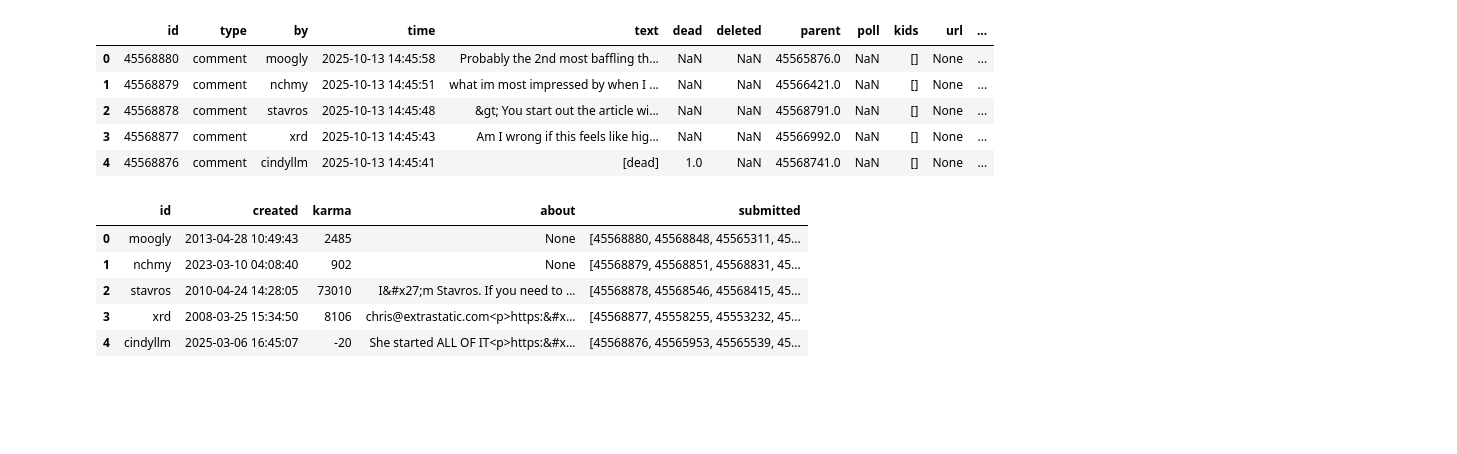
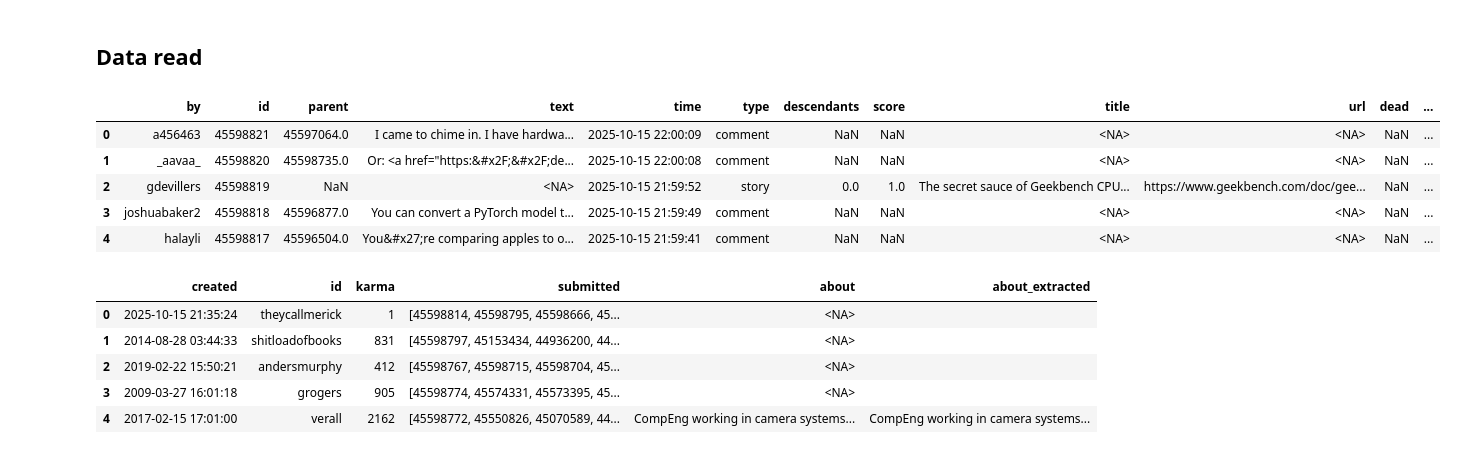
Before and after one commit to dmitrijun/hackernews_analytics, a Jupyter notebook: notebooks/eda.ipynb, the cells around one changed output. Cells and saved outputs as stored; diff of their text form; code cells hidden in the pictures; blank space fills up the shorter version.

```diff
--- a/notebooks/eda.ipynb
+++ b/notebooks/eda.ipynb
@@ -3,0 +16,12 @@ import matplotlib.pyplot as plt
+# %%
+N_WORKERS = 8
+
+client = Client(
+    n_workers=N_WORKERS,
+    threads_per_worker=1,
+    processes=True,
+    silence_logs=True,
+    memory_limit='30GB'
+)
+
+print(f"✅ Dask dashboard: {client.dashboard_link}")
@@ -4,24 +47,51 @@ import matplotlib.pyplot as plt
+# %% [markdown]
+## Data read
+# %%
+def html_to_text(html: Optional[str]) -> Optional[str]:
+    if pd.isna(html):
+        return ''
+    soup = BeautifulSoup(html, 'lxml')
+    return soup.get_text(separator=' ', strip=True)
 # %%
-items = pd.read_json('../data/items_20251013_174625.jsonl', lines=True)
-items['time'] = pd.to_datetime(items['time'], unit='s')
+# Read items using dask
+# Sample first to infer consistent schema across all blocks
+items = dd.read_json('../data/items.jsonl', lines=True, blocksize=None)
+items = items.repartition(npartitions=N_WORKERS)
 
-users = pd.read_json('../data/users_20251013_174625.jsonl', lines=True)
-users['created'] = pd.to_datetime(users['created'], unit='s')
+items['time'] = dd.to_datetime(items['time'], unit='s')
+
+# Apply text extraction functions
+items['text_extracted'] = items['text'].apply(html_to_text, meta=('text', 'object'))
+items['title_extracted'] = items['title'].apply(html_to_text, meta=('title', 'object'))
+
+with ProgressBar():
+    items = items.persist()
+
 # Display the first few rows
 items.head()
 # %% [output]
-|  | id | type | by | time | text | dead | deleted | parent | poll | kids | url | ... |
-| 0 | 45568880 | comment | moogly | 2025-10-13 14:45:58 | Probably the 2nd most baffling th... | NaN | NaN | 45565876.0 | NaN | [] | None | ... |
-| 1 | 45568879 | comment | nchmy | 2025-10-13 14:45:51 | what im most impressed by when I ... | NaN | NaN | 45566421.0 | NaN | [] | None | ... |
-| 2 | 45568878 | comment | stavros | 2025-10-13 14:45:48 | &gt; You start out the article wi... | NaN | NaN | 45568791.0 | NaN | [] | None | ... |
-| 3 | 45568877 | comment | xrd | 2025-10-13 14:45:43 | Am I wrong if this feels like hig... | NaN | NaN | 45566992.0 | NaN | [] | None | ... |
-| 4 | 45568876 | comment | cindyllm | 2025-10-13 14:45:41 | [dead] | 1.0 | NaN | 45568741.0 | NaN | [] | None | ... |
+|  | by | id | parent | text | time | type | descendants | score | title | url | dead | ... |
+| 0 | a456463 | 45598821 | 45597064.0 | I came to chime in. I have hardwa... | 2025-10-15 22:00:09 | comment | NaN | NaN | <NA> | <NA> | NaN | ... |
+| 1 | _aavaa_ | 45598820 | 45598735.0 | Or: <a href="https:&#x2F;&#x2F;de... | 2025-10-15 22:00:08 | comment | NaN | NaN | <NA> | <NA> | NaN | ... |
+| 2 | gdevillers | 45598819 | NaN | <NA> | 2025-10-15 21:59:52 | story | 0.0 | 1.0 | The secret sauce of Geekbench CPU... | https://www.geekbench.com/doc/gee... | NaN | ... |
+| 3 | joshuabaker2 | 45598818 | 45596877.0 | You can convert a PyTorch model t... | 2025-10-15 21:59:49 | comment | NaN | NaN | <NA> | <NA> | NaN | ... |
+| 4 | halayli | 45598817 | 45596504.0 | You&#x27;re comparing apples to o... | 2025-10-15 21:59:41 | comment | NaN | NaN | <NA> | <NA> | NaN | ... |
 # %%
+# Read users using dask
+users = dd.read_json('../data/users.jsonl', lines=True, blocksize=None)
+users = users.repartition(npartitions=N_WORKERS)
+
+users['created'] = dd.to_datetime(users['created'], unit='s')
+users['about_extracted'] = users['about'].apply(html_to_text, meta=('about', 'object'))
+
+with ProgressBar():
+    users = users.persist()
+
 users.head()
 # %% [output]
-|  | id | created | karma | about | submitted |
-| 0 | moogly | 2013-04-28 10:49:43 | 2485 | None | [45568880, 45568848, 45565311, 45... |
-| 1 | nchmy | 2023-03-10 04:08:40 | 902 | None | [45568879, 45568851, 45568831, 45... |
-| 2 | stavros | 2010-04-24 14:28:05 | 73010 | I&#x27;m Stavros. If you need to ... | [45568878, 45568546, 45568415, 45... |
-| 3 | xrd | 2008-03-25 15:34:50 | 8106 | chris@extrastatic.com<p>https:&#x... | [45568877, 45558255, 45553232, 45... |
-| 4 | cindyllm | 2025-03-06 16:45:07 | -20 | She started ALL OF IT<p>https:&#x... | [45568876, 45565953, 45565539, 45... |
+|  | created | id | karma | submitted | about | about_extracted |
+| 0 | 2025-10-15 21:35:24 | theycallmerick | 1 | [45598814, 45598795, 45598666, 45... | <NA> |  |
+| 1 | 2014-08-28 03:44:33 | shitloadofbooks | 831 | [45598797, 45153434, 44936200, 44... | <NA> |  |
+| 2 | 2019-02-22 15:50:21 | andersmurphy | 412 | [45598767, 45598715, 45598704, 45... | <NA> |  |
+| 3 | 2009-03-27 16:01:18 | grogers | 905 | [45598774, 45574331, 45573395, 45... | <NA> |  |
+| 4 | 2017-02-15 17:01:00 | verall | 2162 | [45598772, 45550826, 45070589, 44... | CompEng working in camera systems... | CompEng working in camera systems... |
```
Also changed, not shown: parts of 24 cells of this notebook, 2 other files.
